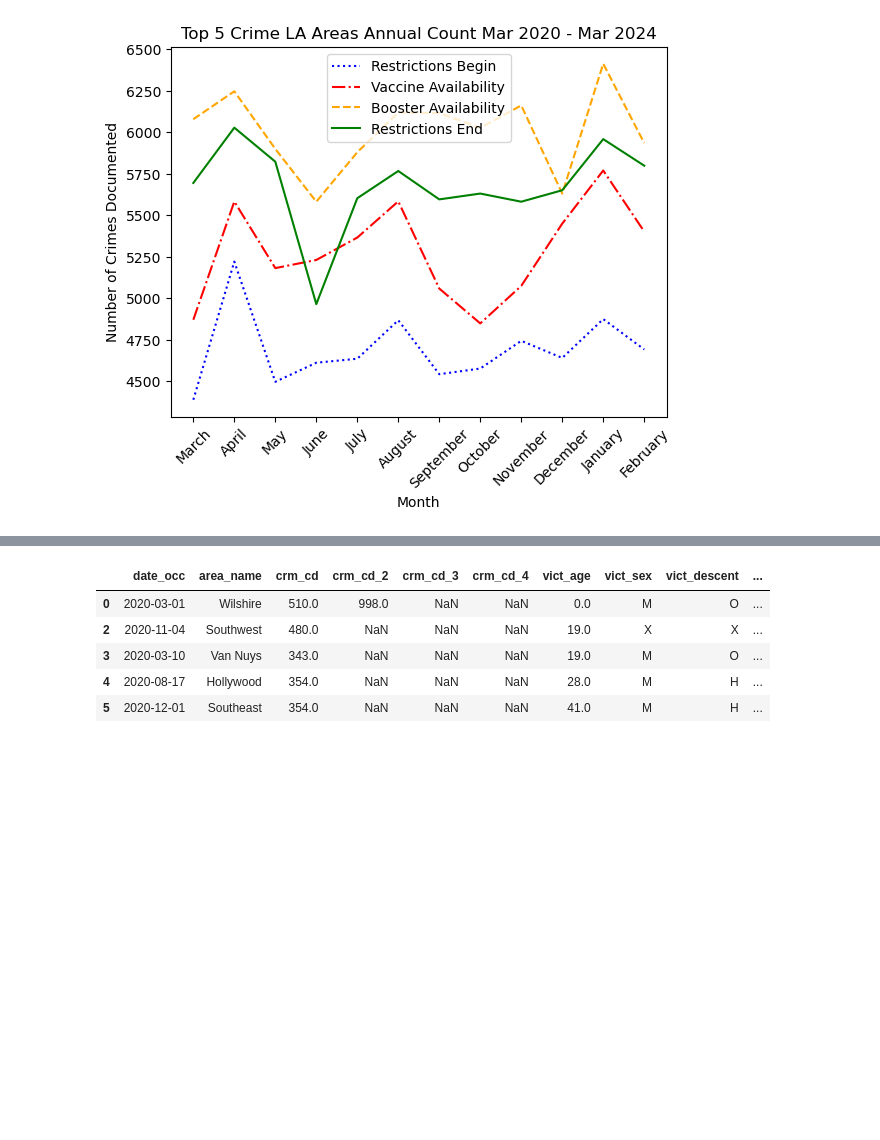
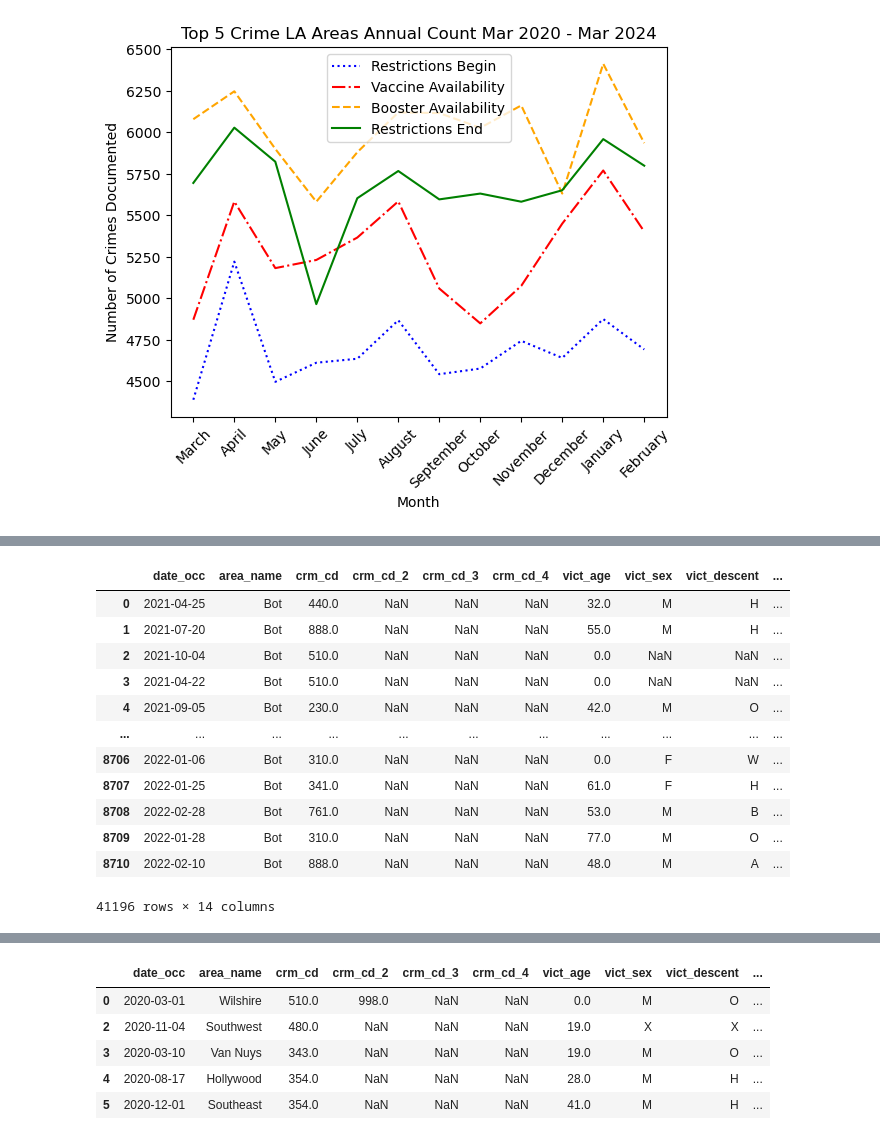
Before and after one commit to wiseorcool/Project-1-Team-4, a Jupyter notebook: 14042024_P1 YS/Project-1-Team-4-Brendan-s-Branch/April 10th Initial Graphs/Working_Refined_ish.ipynb, the cells around one changed output, grey strips where cells are left out. Saved outputs shown, nothing was run; the diff lists cells and outputs as text; code cells hidden in the pictures; blank space fills up the shorter version.

```diff
--- a/14042024_P1 YS/Project-1-Team-4-Brendan-s-Branch/April 10th Initial Graphs/Working_Refined_ish.ipynb
+++ b/14042024_P1 YS/Project-1-Team-4-Brendan-s-Branch/April 10th Initial Graphs/Working_Refined_ish.ipynb
@@ -2304,0 +2410,35 @@ plt.show()
+# %%
+# bot5 2021-2022 loc
+
+
+foo2122 = clean_2122.loc[(clean_2122["area_name"] == "Foothill")]
+oll2122 = clean_2122.loc[(clean_2122["area_name"] == "Hollenbeck")]
+mis2122 = clean_2122.loc[(clean_2122["area_name"] == "Mission")]
+top2122 = clean_2122.loc[(clean_2122["area_name"] == "Topanga")]
+dev2122 = clean_2122.loc[(clean_2122["area_name"] == "Devonshire")]
+
+foo2122.reset_index(drop=True, inplace=True)
+oll2122.reset_index(drop=True, inplace=True)
+mis2122.reset_index(drop=True, inplace=True)
+top2122.reset_index(drop=True, inplace=True)
+dev2122.reset_index(drop=True, inplace=True)
+
+
+bot2122df = pd.concat([foo2122, oll2122, mis2122, top2122, dev2122], ignore_index=False, axis=0)
+
+bot2122df["area_name"] = "Bot"
+bot2122df
+# %% [output]
+|  | date_occ | area_name | crm_cd | crm_cd_2 | crm_cd_3 | crm_cd_4 | vict_age | vict_sex | vict_descent | ... |
+| 0 | 2021-04-25 | Bot | 440.0 | NaN | NaN | NaN | 32.0 | M | H | ... |
+| 1 | 2021-07-20 | Bot | 888.0 | NaN | NaN | NaN | 55.0 | M | H | ... |
+| 2 | 2021-10-04 | Bot | 510.0 | NaN | NaN | NaN | 0.0 | NaN | NaN | ... |
+| 3 | 2021-04-22 | Bot | 510.0 | NaN | NaN | NaN | 0.0 | NaN | NaN | ... |
+| 4 | 2021-09-05 | Bot | 230.0 | NaN | NaN | NaN | 42.0 | M | O | ... |
+| ... | ... | ... | ... | ... | ... | ... | ... | ... | ... | ... |
+| 8706 | 2022-01-06 | Bot | 310.0 | NaN | NaN | NaN | 0.0 | F | W | ... |
+| 8707 | 2022-01-25 | Bot | 341.0 | NaN | NaN | NaN | 61.0 | F | H | ... |
+| 8708 | 2022-02-28 | Bot | 761.0 | NaN | NaN | NaN | 53.0 | M | B | ... |
+| 8709 | 2022-01-28 | Bot | 310.0 | NaN | NaN | NaN | 77.0 | M | O | ... |
+| 8710 | 2022-02-10 | Bot | 888.0 | NaN | NaN | NaN | 48.0 | M | A | ... |
+41196 rows × 14 columns
```
Also changed, not shown: parts of 9 cells of this notebook.
